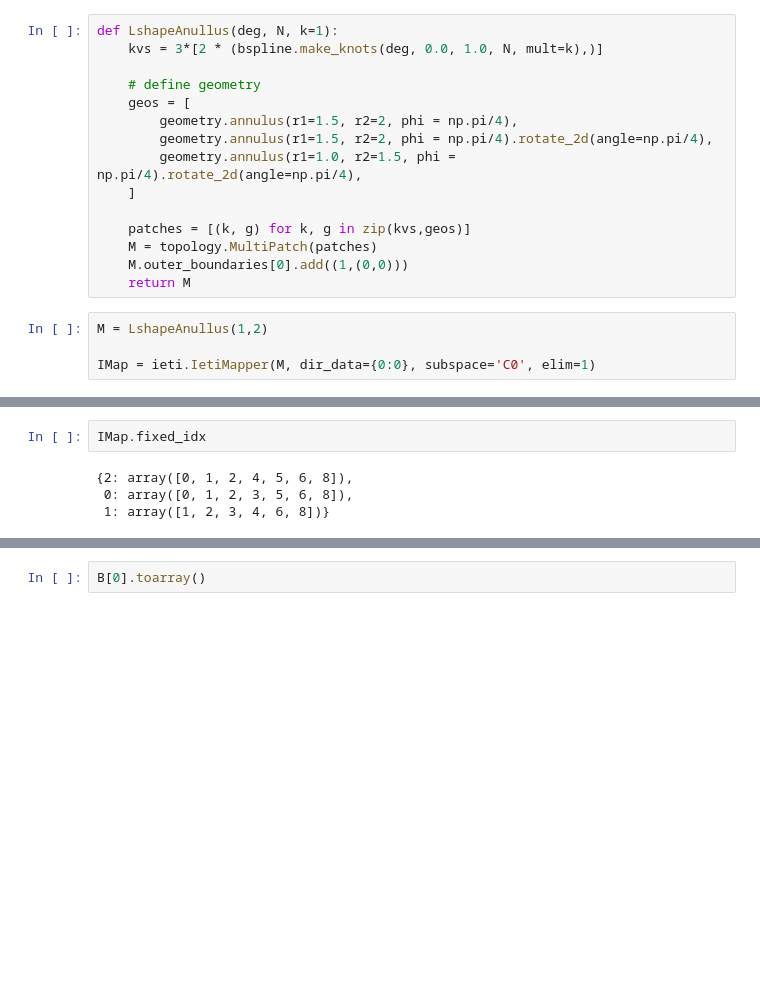
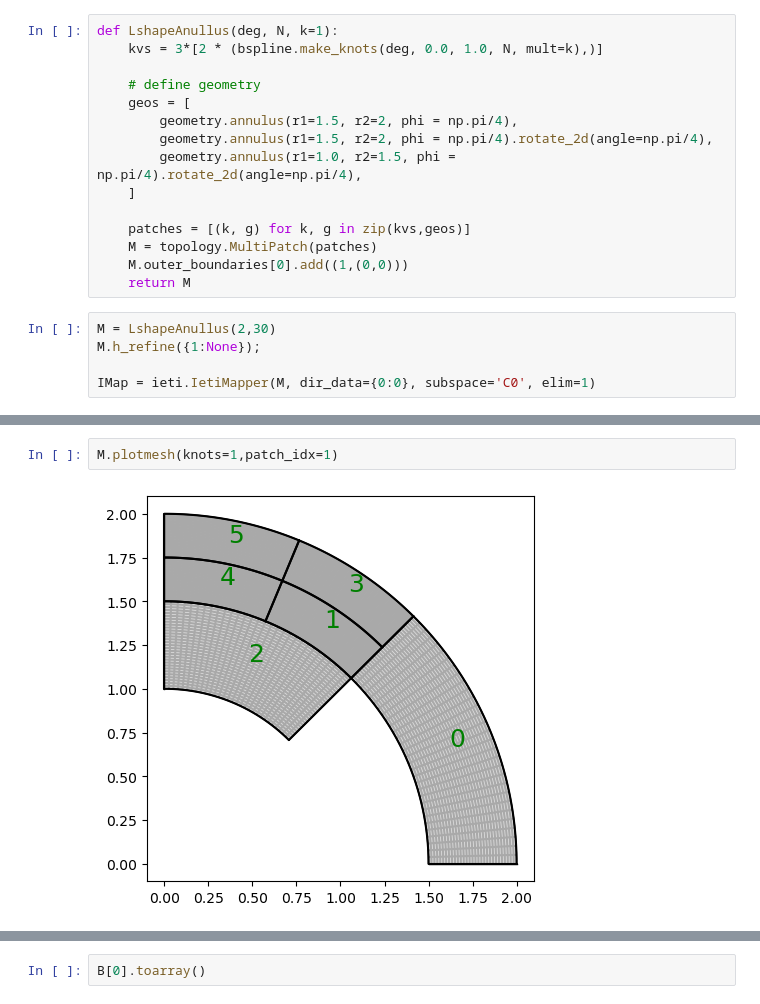
Before and after one commit to c-f-h/pyiga, a Jupyter notebook: notebooks/elimIETI.ipynb, the cells around one changed output, grey strips where cells are left out. Cells and saved outputs as stored; diff of their text form; blank space fills up the shorter version.

```diff
--- a/notebooks/elimIETI.ipynb
+++ b/notebooks/elimIETI.ipynb
@@ -35,7 +35,8 @@ def LshapeAnullus(deg, N, k=1):
     M.outer_boundaries[0].add((1,(0,0)))
     return M
 # %%
-M = LshapeAnullus(1,2)
+M = LshapeAnullus(2,30)
+M.h_refine({1:None});
 
 IMap = ieti.IetiMapper(M, dir_data={0:0}, subspace='C0', elim=1)
 # %% [output]
@@ -44,9 +45,7 @@ Basis setup took 0.0012042522430419922 seconds
-# %%
-IMap.fixed_idx
-# %% [output]
-{2: array([0, 1, 2, 4, 5, 6, 8]),
- 0: array([0, 1, 2, 3, 5, 6, 8]),
- 1: array([1, 2, 3, 4, 6, 8])}
+# %%
+M.plotmesh(knots=1,patch_idx=1)
+# %% [output]
+[figure, added]
 # %%
 A, RHS = IMap.assemble(a=1,f=1, M=None)
 N = [A.shape[0] for A in A]
```
Also changed, not shown: parts of 30 cells of this notebook, 5 other files.
